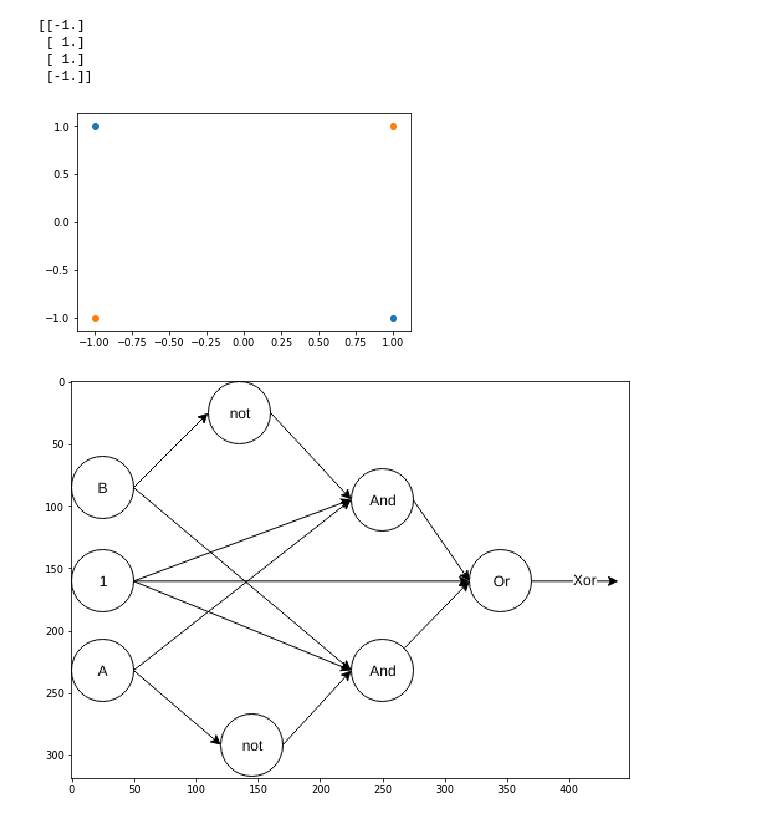
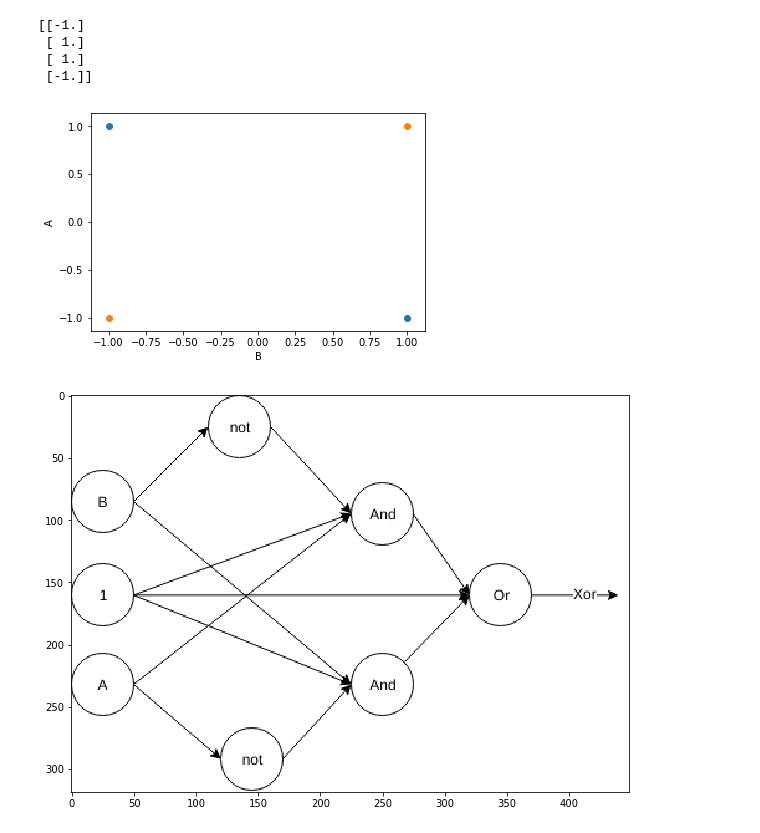
Before and after one commit to marioviti/ARF, a Jupyter notebook: NN/XOR.ipynb, the cells around one changed output. Cells and saved outputs as stored; diff of their text form; code cells hidden in the pictures.

```diff
--- a/NN/TME5.ipynb
+++ b/NN/XOR.ipynb
@@ -101,20 +101,23 @@ print y
 # %%
 import numpy as np
 import matplotlib.pyplot as plt
 import matplotlib.image as mpimg
 
 img=mpimg.imread('xor.png')
 p_xor = l_xor(p_or.decision_function,p_neg.decision_function,p_and.decision_function)
 y= p_xor(andX)
 
 N = len(y)
 y = y.reshape(N)
 plt.scatter(andX[y==1][:,0],andX[y==1][:,1])
 plt.scatter(andX[y==-1][:,0],andX[y==-1][:,1])
+plt.ylabel('A')
+plt.xlabel('B')
+
 plt.show()
 plt.figure(figsize=(10,10))
 imgplot = plt.imshow(img)
 plt.show()
 # %% [output]
-[figure, old version]
+[figure, new version]
 [figure]
```
Also changed, not shown: 5 other files.
